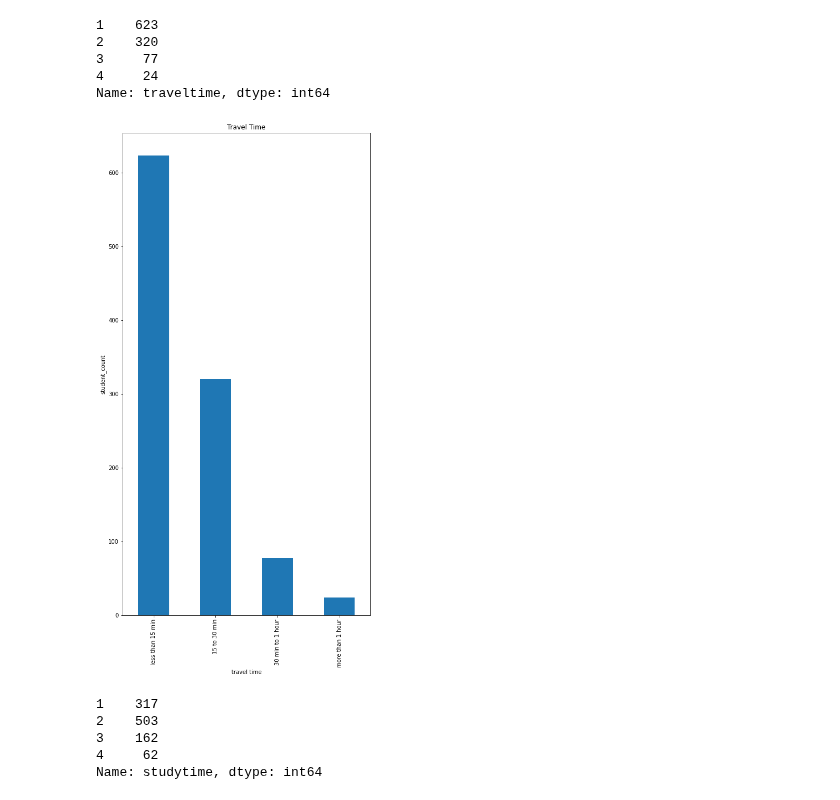
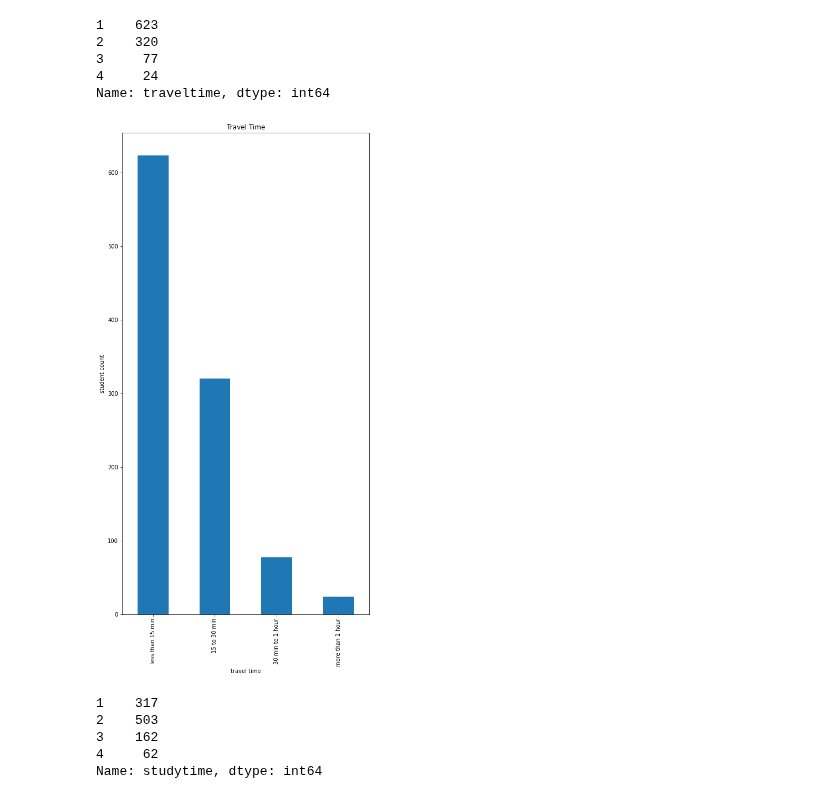
Before and after one commit to TharindaNimnajith/student-performance, a Jupyter notebook: dataset_analysis/column_data_analysis.ipynb, the cells around one changed output. Cells and saved outputs as stored; diff of their text form; code cells hidden in the pictures.

```diff
--- a/dataset_analysis/column_data_analysis.ipynb
+++ b/dataset_analysis/column_data_analysis.ipynb
@@ -244,14 +244,14 @@ Name: traveltime, dtype: int64
 # %%
 fig = plt.figure(figsize=(8, 16))
 ax = df['traveltime'].value_counts(sort=False).plot(kind='bar')
 plt.title('Travel Time')
 plt.xlabel('travel time')
-plt.ylabel('student_count')
+plt.ylabel('student count')
 ax.set_xticklabels(['less than 15 min', '15 to 30 min', '30 min to 1 hour', 'more than 1 hour'])
 fig.savefig('plots/travel_time.png', facecolor='white')
 plt.show()
 # %% [output]
-[figure, old version]
+[figure, new version]
 # %%
 df['studytime'].value_counts(sort=False)
 # %% [output]
```
Also changed, not shown: parts of 47 cells of this notebook, 27 other files.
